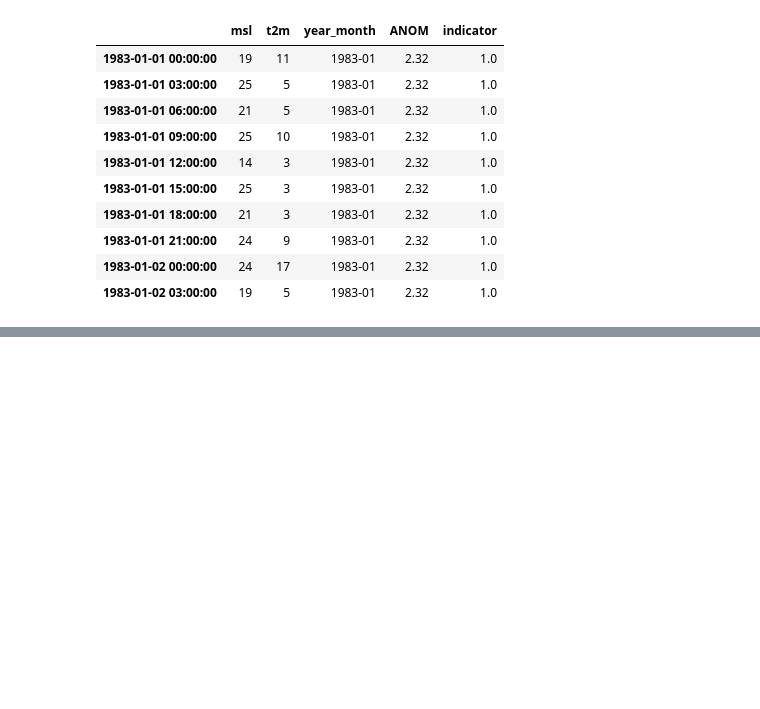
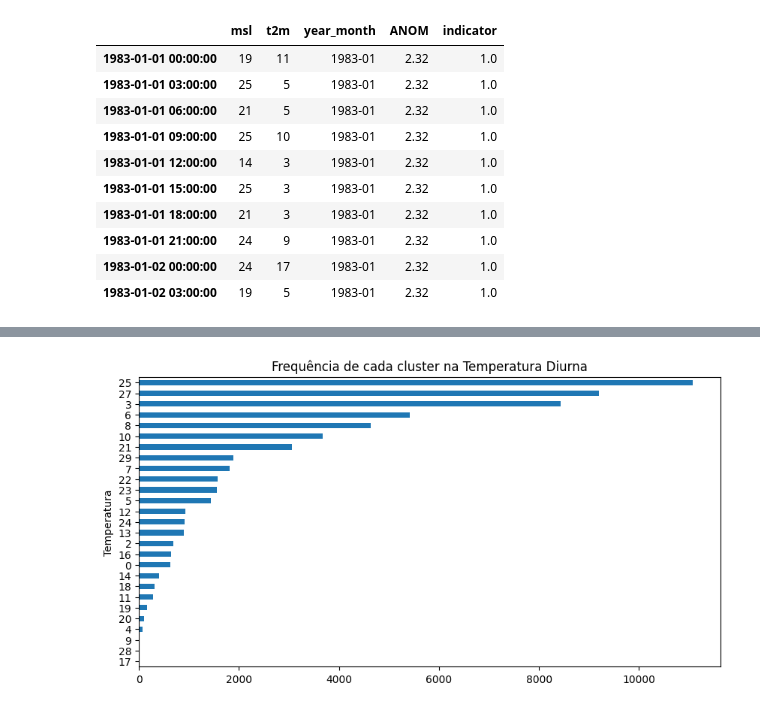
Before and after one commit to liviameinhardt/climate-clustering, a Jupyter notebook: clusters_analysis.ipynb, the cells around one changed output, grey strips where cells are left out. Saved outputs shown, nothing was run; the diff lists cells and outputs as text; code cells hidden in the pictures; blank space fills up the shorter version.

```diff
--- a/clusters_analysis.ipynb
+++ b/clusters_analysis.ipynb
@@ -126,0 +156,10 @@ elnino.head(10)
+# %%
+plt.figure(figsize=(10, 5))
+
+df[~df['night']].groupby('t2m').count().sort_values('ANOM')['ANOM'].plot(kind='barh')
+
+plt.ylabel('Temperatura')
+plt.title('Frequência de cada cluster na Temperatura Diurna')
+plt.show()
+# %% [output]
+[figure, added]
```
Also changed, not shown: parts of 16 cells of this notebook, 1 other file.
